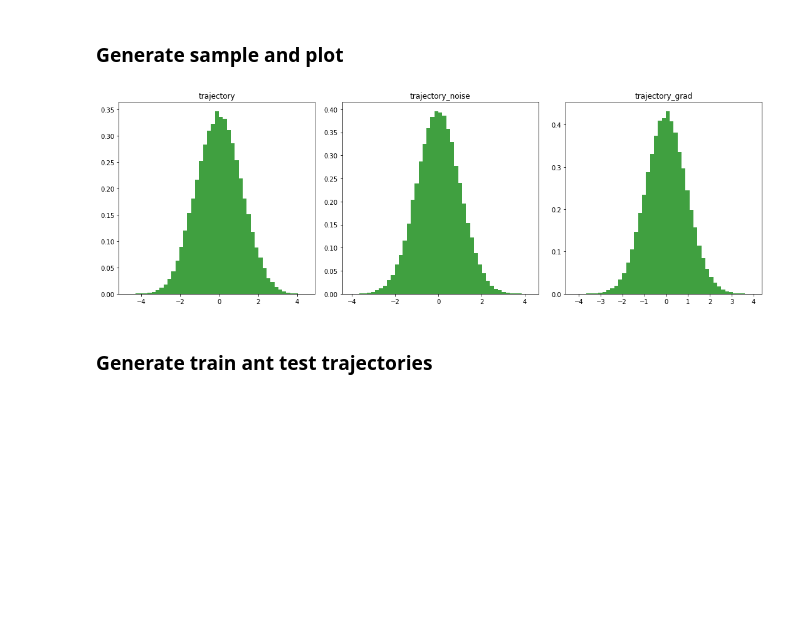
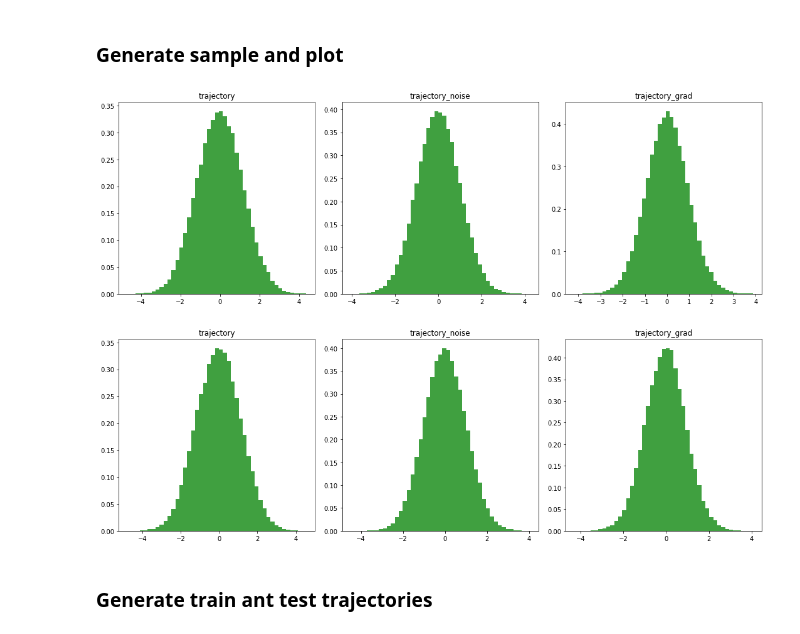
Before and after one commit to ShagadatovNurlan/VR-MCMC, a Jupyter notebook: GM_2d.ipynb, the cells around one changed output. Saved outputs shown, nothing was run; the diff lists cells and outputs as text; code cells hidden in the pictures; blank space fills up the shorter version.

```diff
--- a/GM_2d.ipynb
+++ b/GM_2d.ipynb
@@ -24,11 +24,10 @@ $a = (\frac{1}{\sqrt{2d}}, \dots, \frac{1}{\sqrt{2d}})$
 ## Setup
 # %%
 dim = 2
-h = 0.1
+h = 0.2
 n = 2000
-N_train = 100
+N_train = 500
 N_test = 100
-n_tilde = 50
 deg = 1
 def f_grad(x):
     a = np.ones(dim) / np.sqrt(2*dim)
@@ -51,8 +50,10 @@ np.random.seed(2342)
 X, G, Z = ULA.ULA_with_burnin(d=dim, step=h, burn_in=10000, n=100000,f_grad=f_grad)
 # %%
 ULA.plot_distr(X,Z,G,0)
+ULA.plot_distr(X,Z,G,1)
 # %% [output]
-[figure, old version]
+[figure, new version]
+[figure, added]
 # %% [markdown]
 ### Generate train ant test trajectories
 # %%
```
Also changed, not shown: parts of 13 cells of this notebook, 4 other files.
